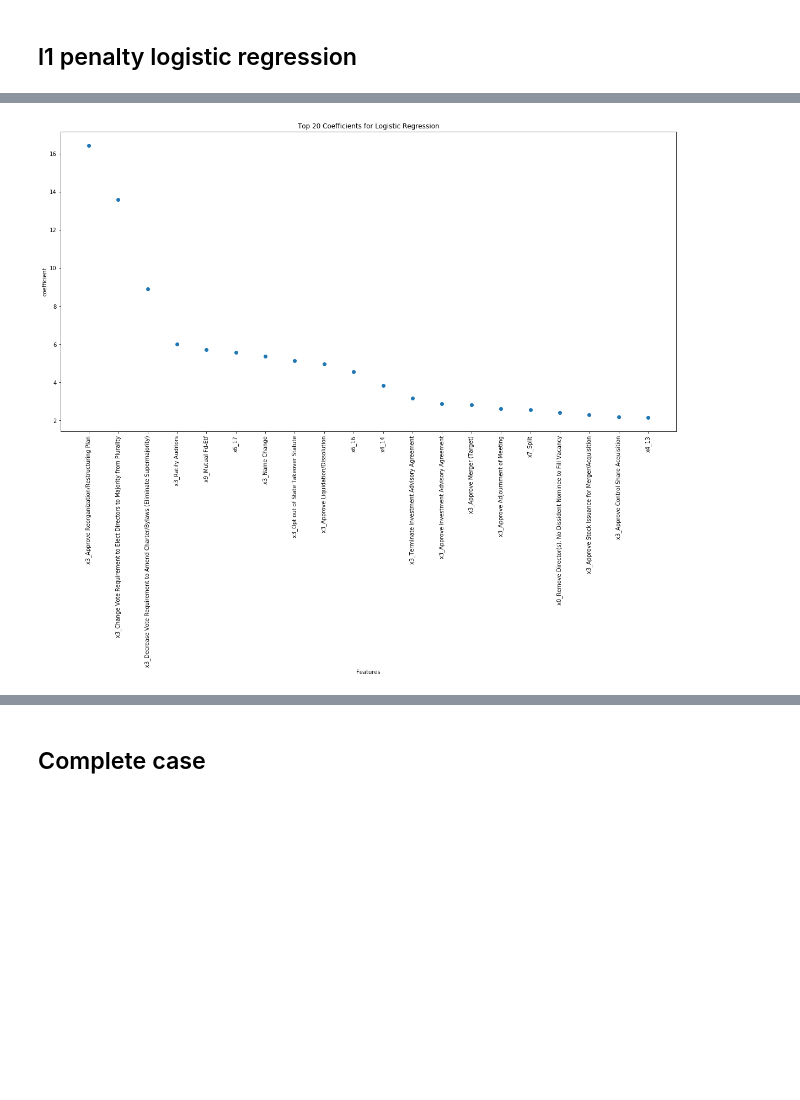
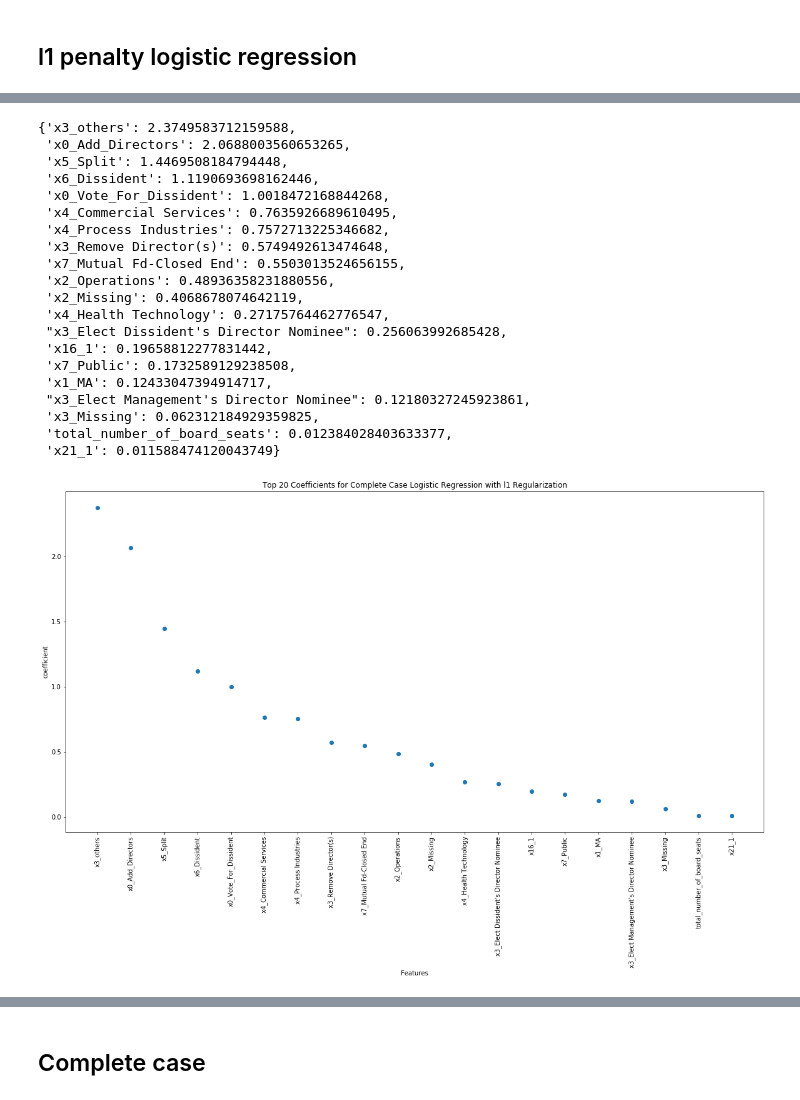
Before and after one commit to wangziyang182/Moelis_Capstone, a Jupyter notebook: notebook/Modeling_Proxy_Result.ipynb, the cells around one changed output, grey strips where cells are left out. Cells and saved outputs as stored; diff of their text form; code cells hidden in the pictures; blank space fills up the shorter version.

```diff
--- a/notebook/Modeling_Proxy_Result.ipynb
+++ b/notebook/Modeling_Proxy_Result.ipynb
@@ -370,26 +543,24 @@ pre_recall
-# %%
-# Logistic regression with best parameter
-lg_l1 = LogisticRegression(penalty = 'l1',multi_class = 'auto', C = 2)
-lg_l1.fit(x_train, y_train)
-
-# Get feature name after one-hot encoding
-hot = OneHotEncoder(handle_unknown='ignore')
-hot.fit_transform(df[X].select_dtypes(include = 'object').replace(np.nan,'Missing'))
-hot.get_feature_names()
-combine = list(num_name) + hot.get_feature_names().tolist()
-
-# Get top 20 important features
-feature_importance_dict = dict(zip(combine, lg_l1.coef_[0]))
-top_20_important = {k:v for k,v in sorted(feature_importance_dict.items(), key=lambda x: x[1], reverse=True)[:20]}
-name = [item for item in top_20_important]
-importance = [top_20_important[item] for item in top_20_important]
-
-# Plot top 20 important features
-_=plt.figure(figsize=(20,10))
-_=plt.scatter(name,importance)
-_=plt.xticks(rotation='vertical')
-_=plt.title('Top 20 Coefficients for Logistic Regression')
-_=plt.xlabel('Features')
-_=plt.ylabel('coefficient')
-# %% [output]
-[figure, removed]
+# %%
+plot_feature_importance(grid.best_estimator_,df,'Complete Case Logistic Regression with l1 Regularization',x_train,y_train, use_coef = True)
+# %% [output]
+{'x3_others': 2.3749583712159588,
+ 'x0_Add_Directors': 2.0688003560653265,
+ 'x5_Split': 1.4469508184794448,
+ 'x6_Dissident': 1.1190693698162446,
+ 'x0_Vote_For_Dissident': 1.0018472168844268,
+ 'x4_Commercial Services': 0.7635926689610495,
+ 'x4_Process Industries': 0.7572713225346682,
+ 'x3_Remove Director(s)': 0.5749492613474648,
+ 'x7_Mutual Fd-Closed End': 0.5503013524656155,
+ 'x2_Operations': 0.48936358231880556,
+ 'x2_Missing': 0.4068678074642119,
+ 'x4_Health Technology': 0.27175764462776547,
+ "x3_Elect Dissident's Director Nominee": 0.256063992685428,
+ 'x16_1': 0.19658812277831442,
+ 'x7_Public': 0.1732589129238508,
+ 'x1_MA': 0.12433047394914717,
+ "x3_Elect Management's Director Nominee": 0.12180327245923861,
+ 'x3_Missing': 0.062312184929359825,
+ 'total_number_of_board_seats': 0.012384028403633377,
+ 'x21_1': 0.011588474120043749}
+[figure, added]
```
Also changed, not shown: parts of 155 cells of this notebook.
